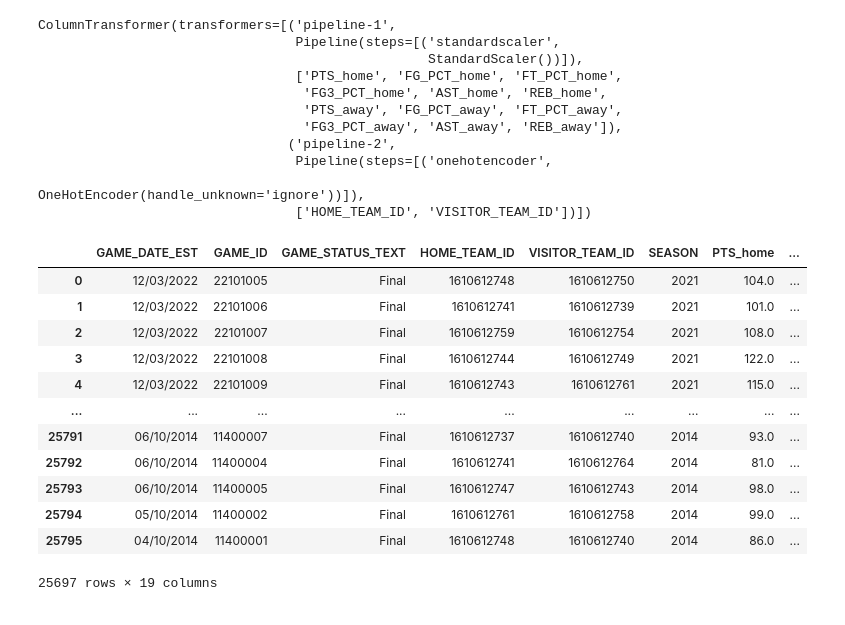
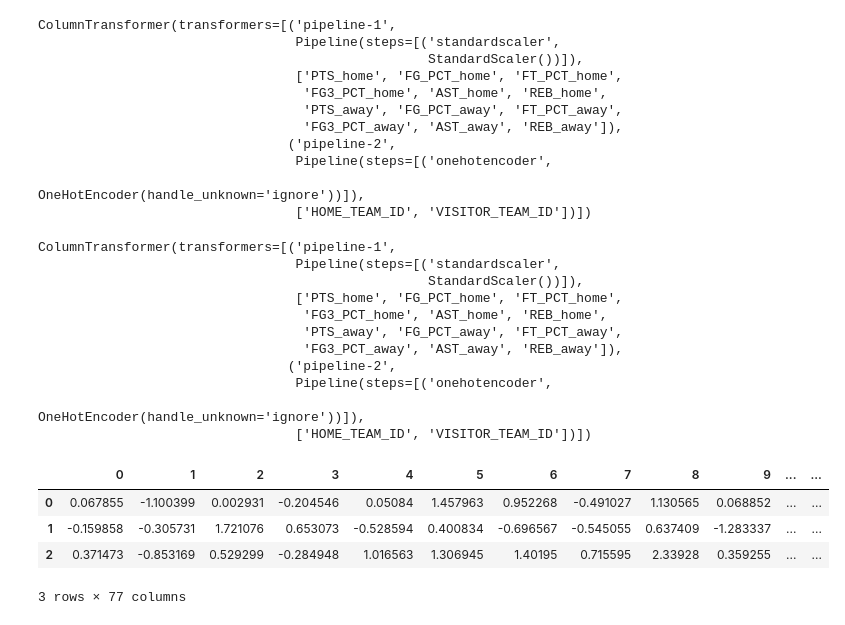
Before and after one commit to Aipeni/nba_stat, a Jupyter notebook: nba_test.ipynb, the cells around one changed output. Saved outputs shown, nothing was run; the diff lists cells and outputs as text; code cells hidden in the pictures.

Commit message:
sucessfully updated the pipeline and able to view the preprocessed data

```diff
--- a/nba_test.ipynb
+++ b/nba_test.ipynb
@@ -119,20 +102,35 @@ ColumnTransformer(transformers=[('pipeline-1',
                                                   OneHotEncoder(handle_unknown='ignore'))]),
                                  ['HOME_TEAM_ID', 'VISITOR_TEAM_ID'])])
 # %%
-preproced=preproc_baseline.fit_transform(X_train)
+preproc_baseline.fit(X_train)
+# %% [output]
+ColumnTransformer(transformers=[('pipeline-1',
+                                 Pipeline(steps=[('standardscaler',
+                                                  StandardScaler())]),
+                                 ['PTS_home', 'FG_PCT_home', 'FT_PCT_home',
+                                  'FG3_PCT_home', 'AST_home', 'REB_home',
+                                  'PTS_away', 'FG_PCT_away', 'FT_PCT_away',
+                                  'FG3_PCT_away', 'AST_away', 'REB_away']),
+                                ('pipeline-2',
+                                 Pipeline(steps=[('onehotencoder',
+                                                  OneHotEncoder(handle_unknown='ignore'))]),
+                                 ['HOME_TEAM_ID', 'VISITOR_TEAM_ID'])])
-# %%
-X_train
-# %% [output]
-|  | GAME_DATE_EST | GAME_ID | GAME_STATUS_TEXT | HOME_TEAM_ID | VISITOR_TEAM_ID | SEASON | PTS_home | ... |
-| 0 | 12/03/2022 | 22101005 | Final | 1610612748 | 1610612750 | 2021 | 104.0 | ... |
-| 1 | 12/03/2022 | 22101006 | Final | 1610612741 | 1610612739 | 2021 | 101.0 | ... |
-| 2 | 12/03/2022 | 22101007 | Final | 1610612759 | 1610612754 | 2021 | 108.0 | ... |
-| 3 | 12/03/2022 | 22101008 | Final | 1610612744 | 1610612749 | 2021 | 122.0 | ... |
-| 4 | 12/03/2022 | 22101009 | Final | 1610612743 | 1610612761 | 2021 | 115.0 | ... |
-| ... | ... | ... | ... | ... | ... | ... | ... | ... |
-| 25791 | 06/10/2014 | 11400007 | Final | 1610612737 | 1610612740 | 2014 | 93.0 | ... |
-| 25792 | 06/10/2014 | 11400004 | Final | 1610612741 | 1610612764 | 2014 | 81.0 | ... |
-| 25793 | 06/10/2014 | 11400005 | Final | 1610612747 | 1610612743 | 2014 | 98.0 | ... |
-| 25794 | 05/10/2014 | 11400002 | Final | 1610612761 | 1610612758 | 2014 | 99.0 | ... |
-| 25795 | 04/10/2014 | 11400001 | Final | 1610612748 | 1610612740 | 2014 | 86.0 | ... |
-25697 rows × 19 columns
+# %%
+num_transformer = Pipeline([('scaler', StandardScaler())])
+cat_transformer = OneHotEncoder(handle_unknown='ignore',sparse=False)
+preprocessor = ColumnTransformer([
+    ('num_tr', num_transformer, ['PTS_home','FG_PCT_home',
+       'FT_PCT_home', 'FG3_PCT_home', 'AST_home', 'REB_home',
+       'PTS_away', 'FG_PCT_away', 'FT_PCT_away', 'FG3_PCT_away', 'AST_away',
+       'REB_away']),
+    ('cat_tr', cat_transformer, ["HOME_TEAM_ID","VISITOR_TEAM_ID"])],remainder='passthrough')
+# %%
+X_train_transformed = preprocessor.fit_transform(X_train)
+# %%
+display(pd.DataFrame(X_train_transformed).head(3))
+# %% [output]
+|  | 0 | 1 | 2 | 3 | 4 | 5 | 6 | 7 | 8 | 9 | ... | ... |
+| 0 | 0.067855 | -1.100399 | 0.002931 | -0.204546 | 0.05084 | 1.457963 | 0.952268 | -0.491027 | 1.130565 | 0.068852 | ... | ... |
+| 1 | -0.159858 | -0.305731 | 1.721076 | 0.653073 | -0.528594 | 0.400834 | -0.696567 | -0.545055 | 0.637409 | -1.283337 | ... | ... |
+| 2 | 0.371473 | -0.853169 | 0.529299 | -0.284948 | 1.016563 | 1.306945 | 1.40195 | 0.715595 | 2.33928 | 0.359255 | ... | ... |
+3 rows × 77 columns
```
Also changed, not shown: parts of 9 cells of this notebook.
